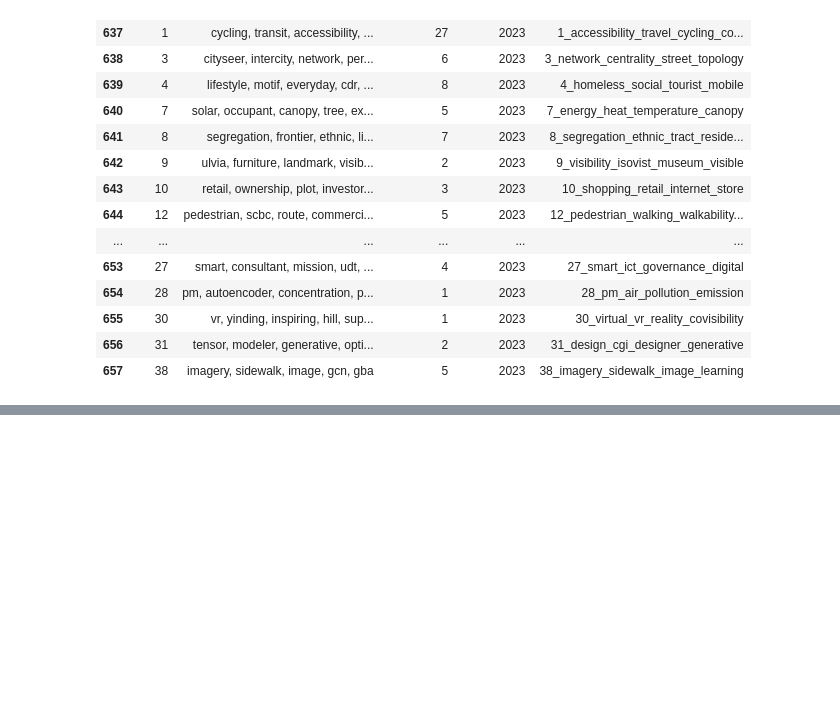
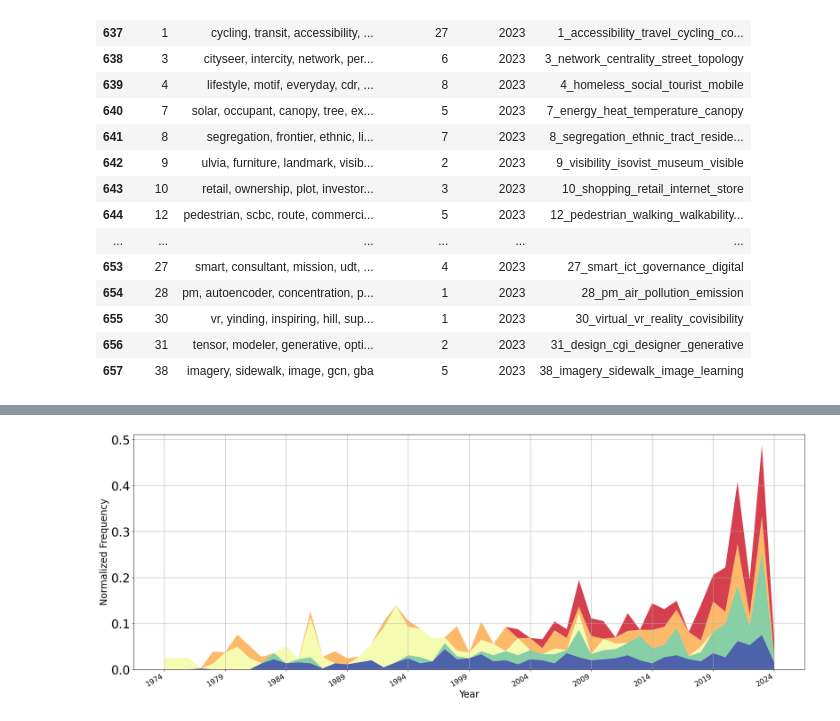
Before and after one commit to njiang8/EPB_editorial, a Jupyter notebook: epb_abs_topicmodel_ana.ipynb, the cells around one changed output, grey strips where cells are left out. Cells and saved outputs as stored; diff of their text form; code cells hidden in the pictures; blank space fills up the shorter version.

```diff
--- a/epb_abs_topicmodel_ana.ipynb
+++ b/epb_abs_topicmodel_ana.ipynb
@@ -343,0 +238,4 @@ def _visualsmall_(data, year_range):
+# %%
+__plot_area_groups(g1, False)
+# %% [output]
+[figure, added]
```
Also changed, not shown: parts of 26 cells of this notebook, 1 other file.
